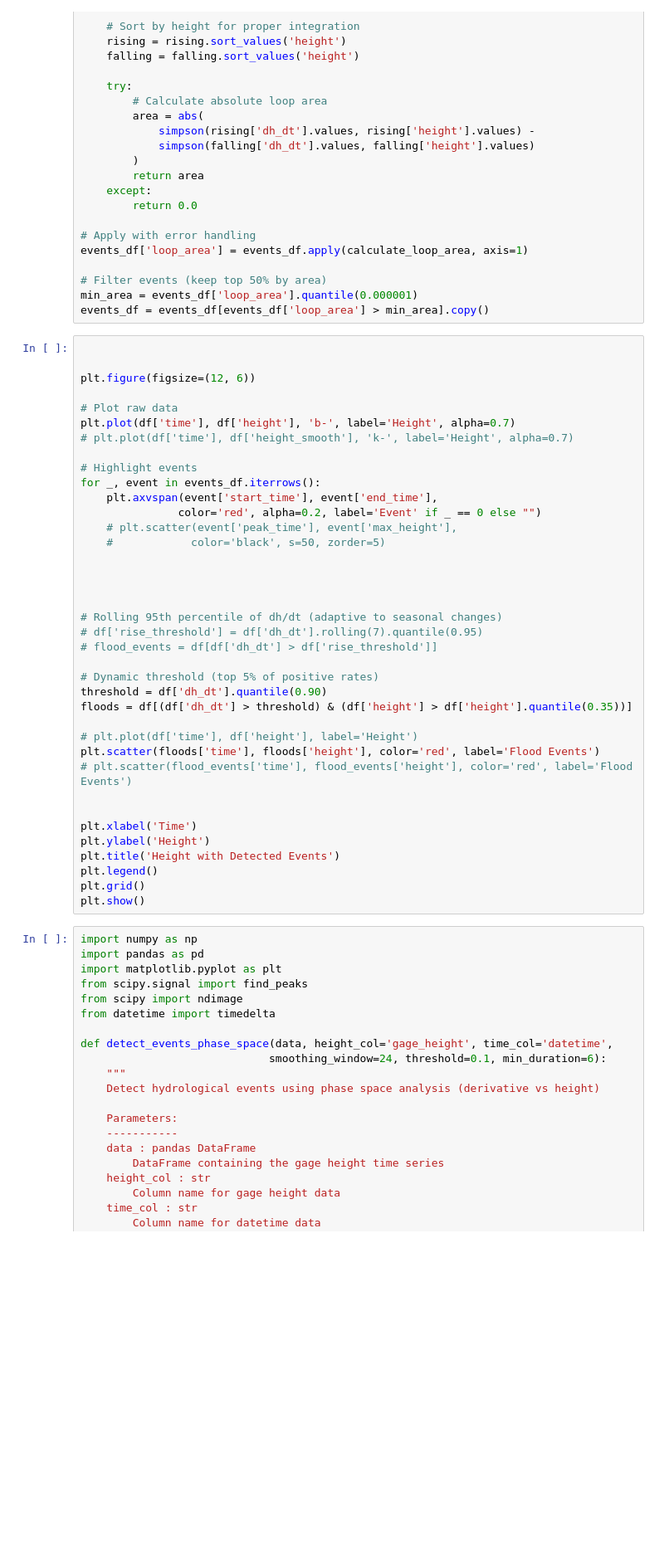
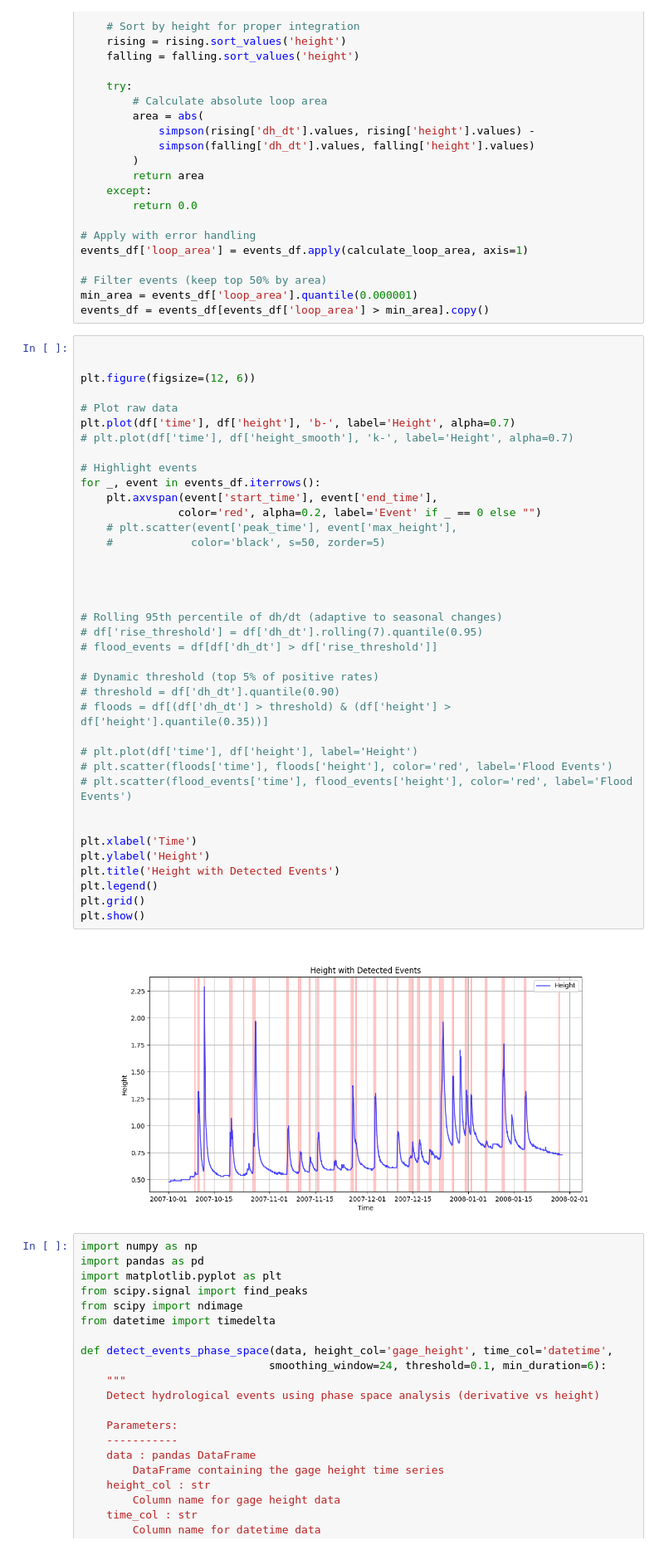
Before and after one commit to jacqubu/data-segmentation, a Jupyter notebook: examples.ipynb, the cells around one changed output. Shown at 83% size. Cells and saved outputs as stored; diff of their text form; blank space fills up the shorter version.

Commit message:
Added end of event tuning and change point detection

```diff
--- a/examples.ipynb
+++ b/examples.ipynb
@@ -221,36 +226,38 @@ plt.figure(figsize=(12, 6))
 # Plot raw data
 plt.plot(df['time'], df['height'], 'b-', label='Height', alpha=0.7)
 # plt.plot(df['time'], df['height_smooth'], 'k-', label='Height', alpha=0.7)
 
 # Highlight events
 for _, event in events_df.iterrows():
     plt.axvspan(event['start_time'], event['end_time'],
                color='red', alpha=0.2, label='Event' if _ == 0 else "")
     # plt.scatter(event['peak_time'], event['max_height'],
     #            color='black', s=50, zorder=5)
 
 
 
 
 # Rolling 95th percentile of dh/dt (adaptive to seasonal changes)
 # df['rise_threshold'] = df['dh_dt'].rolling(7).quantile(0.95)
 # flood_events = df[df['dh_dt'] > df['rise_threshold']]
 
 # Dynamic threshold (top 5% of positive rates)
-threshold = df['dh_dt'].quantile(0.90)
-floods = df[(df['dh_dt'] > threshold) & (df['height'] > df['height'].quantile(0.35))]
+# threshold = df['dh_dt'].quantile(0.90)
+# floods = df[(df['dh_dt'] > threshold) & (df['height'] > df['height'].quantile(0.35))]
 
 # plt.plot(df['time'], df['height'], label='Height')
-plt.scatter(floods['time'], floods['height'], color='red', label='Flood Events')
+# plt.scatter(floods['time'], floods['height'], color='red', label='Flood Events')
 # plt.scatter(flood_events['time'], flood_events['height'], color='red', label='Flood Events')
 
 
 plt.xlabel('Time')
 plt.ylabel('Height')
 plt.title('Height with Detected Events')
 plt.legend()
 plt.grid()
 plt.show()
+# %% [output]
+[figure, added]
 # %%
 import numpy as np
 import pandas as pd
```
Also changed, not shown: parts of 8 cells of this notebook, 4 other files.
